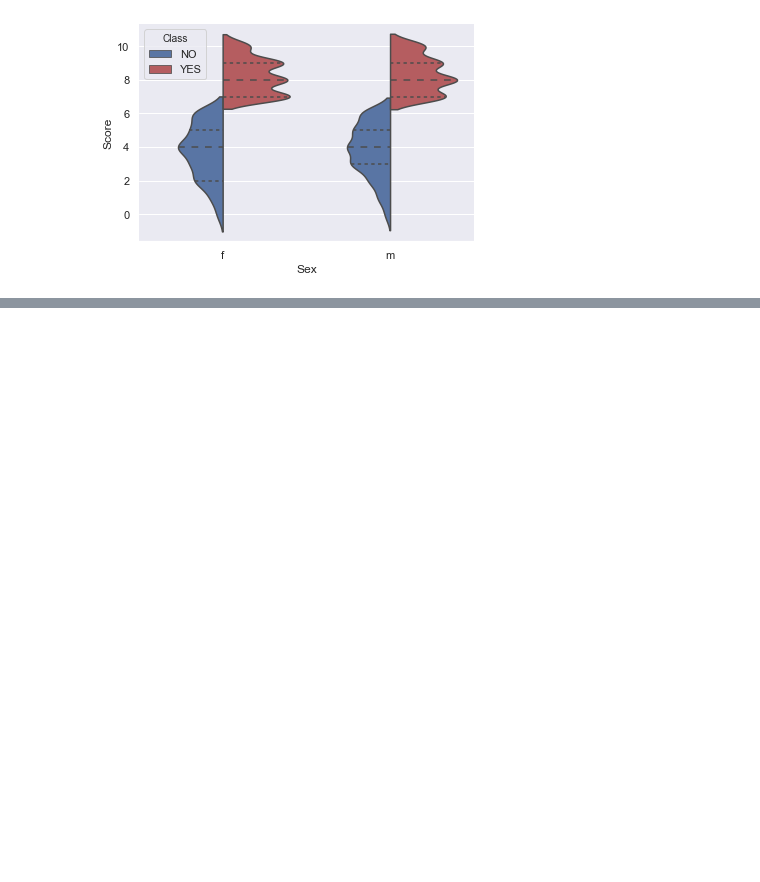
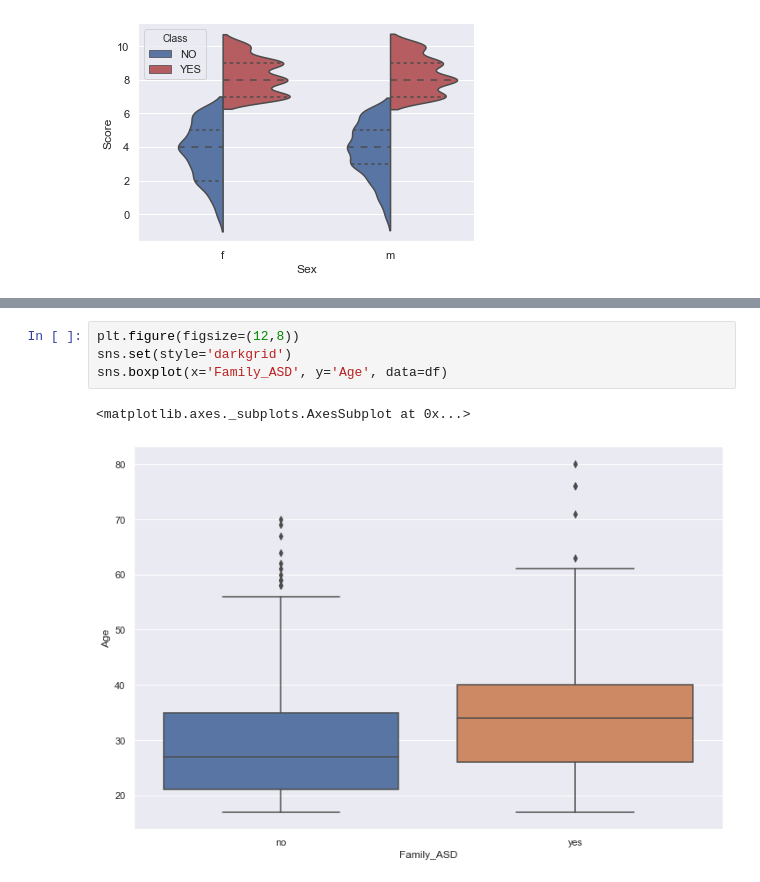
Before and after one commit to VallieTracy/autism-detection-machine-learning, a Jupyter notebook: Stats_NO_Dummies.ipynb, the cells around one changed output, grey strips where cells are left out. Drawn from its saved outputs; the diff is of its cells as text; blank space fills up the shorter version.

```diff
--- a/Stats_NO_Dummies.ipynb
+++ b/Stats_NO_Dummies.ipynb
@@ -76,0 +96,7 @@ sns.despine(left=True)
+# %%
+plt.figure(figsize=(12,8))
+sns.set(style='darkgrid')
+sns.boxplot(x='Family_ASD', y='Age', data=df)
+# %% [output]
+<matplotlib.axes._subplots.AxesSubplot at 0x...>
+[figure, added]
```
Also changed, not shown: parts of 7 cells of this notebook, 4 other files.
